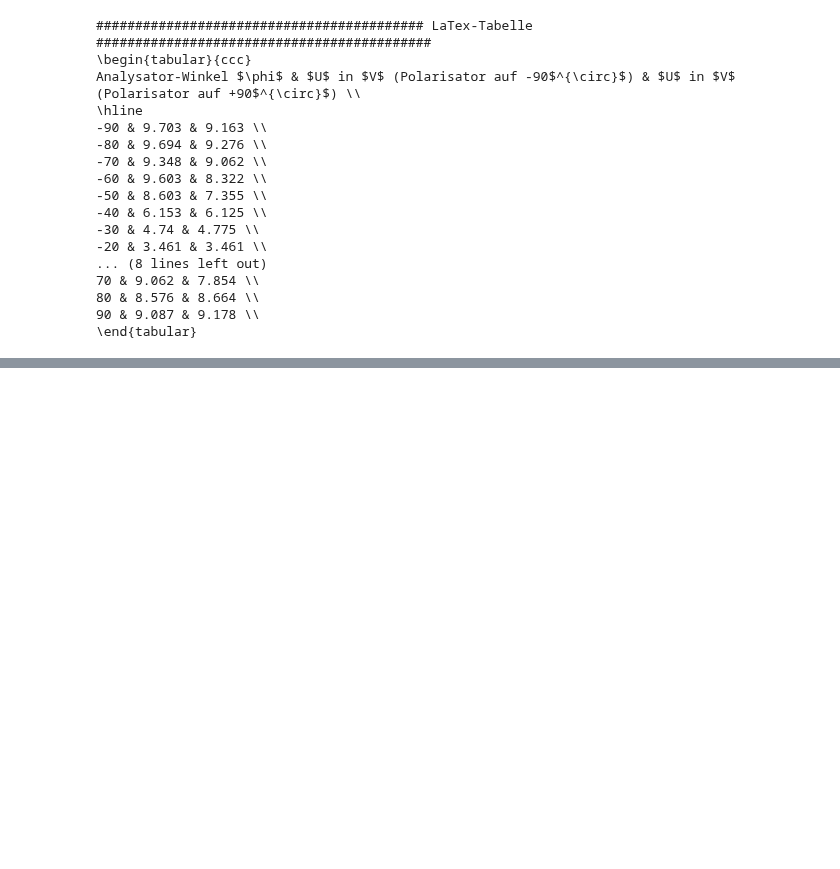
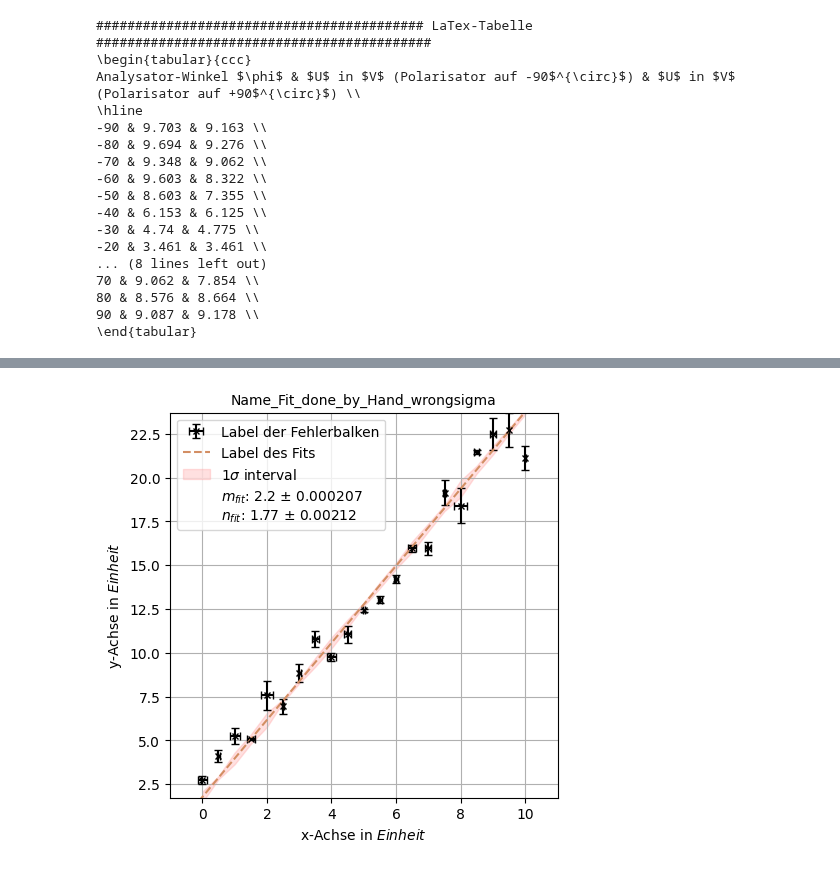
Before and after one commit to Adrian-Scholand/P2-Pysik-Praktikum-Uni-Bonn, a Jupyter notebook: New_Experiment.ipynb, the cells around one changed output, grey strips where cells are left out. Saved outputs shown, nothing was run; the diff lists cells and outputs as text; code cells hidden in the pictures; blank space fills up the shorter version.

```diff
--- a/New_Experiment.ipynb
+++ b/New_Experiment.ipynb
@@ -298,0 +390,85 @@ t3
+# %%
+######################################## Plot of the Fit done by Hand with "1-Sigma Interval" ########################################
+print("\n" + f'{" Plot of the Fit done by Hand with 1-Sigma-Interval ":#^100}', sep="")
+
+name = "Name_Fit_done_by_Hand_wrongsigma" #set the name of the plot (titel and filename)
+
+#################### set Data for plot ####################
+x_1 = x_data
+y_1 = y_data
+x_1_err = x_err
+y_1_err = y_err
+
+x_dash = np.linspace(min(x_data)-1,max(x_data)+1,2) #generates x-values for the line of best fit for plotting
+
+#################### set labels ####################
+xlabel = r'x-Achse in $Einheit$'        #label of x-axis
+ylabel = r'y-Achse in $Einheit$'        #label of y-axis
+
+label_plot1 = r'Label der Messwerte'    #label of datapoints
+label_error = r'Label der Fehlerbalken' #label of errorbars
+label_graph1 = r'Label des Fits'        #label of line of best fit
+
+#extra text in legend       #fr"..." is used to render both LaTex and use variables     #"""..."""is used to be able to break up the String in multiple lines of code
+legend_text = fr"""$m_{{fit}}$: {round_it(m_fit,3)} $\pm$ {round_it(Vm,3)}
+$n_{{fit}}$: {round_it(n_fit,3)} $\pm$ {round_it(Vn,3)}"""
+
+#################### 1-Sigma-Interval ####################
+y_fit = m_fit*x_data + n_fit
+y_sigma = np.sqrt(Vm * x_data ** 2 + Vn + (m_fit * x_err) ** 2)
+y_upper = y_fit + y_sigma
+y_lower = y_fit - y_sigma
+
+#################### set font sizes ####################
+plt.rc ('font', size = 10)              #sets standard font size
+plt.rc ('axes', titlesize = 10)         #font size of titel
+plt.rc ('axes', labelsize = 10)         #font size of axis labels
+plt.rc ('xtick', labelsize = 10)        #font size of x-axis ticks
+plt.rc ('ytick', labelsize = 10)        #font size of y-axis ticks
+plt.rc ('legend', fontsize = 10)        #font size of legend
+
+plt.figure(figsize = (5,5))             #size and aspectratio of picture
+plt.xlabel(xlabel)                      #x-axis label
+plt.ylabel(ylabel)                      #y-axis label
+plt.title(name)                         #sets titel of the plot
+
+#################### actual plot ####################
+"""
+plt.scatter(x_1,y_1,                                    #datapoints #can be ignored if errorbars are plotted instead
+            color = "black",                            #color: red = "r" , black = "black" , for rgb-values: (r/255, g/255, b/255)
+            label = label_plot1)                        #label is set in a string in a variable above
+"""
+plt.errorbar(x_1, y_1, xerr = x_1_err, yerr = y_1_err,  #errorbars
+            fmt = "x",                                  #symbol of the marker: point = "." , circle = "o" cross = "x"
+            color = "black",                            #color: red = "r" , black = "black" , for rgb-values: (r/255, g/255, b/255)
+            label = label_error,                        #label is set in a string in a variable above
+            markersize = 5,                             #size of the marker
+            capsize = 3,                                #size of the errorbar-caps (horizontal bars of the I and vertical bars of the H)
+            markeredgewidth = 1)
+
+plt.plot(x_dash,m_fit*x_dash+n_fit,                     #plots line of best fit
+            linestyle = "--",                           #or: ".-" "." #style of the line "dotted" or "dashed" ...
+            color = (211/255, 142/255, 99/255),         #color: red = "r" , black = "black" , for rgb-values: (r/255, g/255, b/255)
+            label = label_graph1,)                      #label is set in a string in a variable above
+
+plt.fill_between(x_data, y_upper, y_lower, alpha=0.3, color=(1.0, 0.6, 0.6), label=r'1$\sigma$ interval')
+
+plt.plot([], [], ' ', label = legend_text)              #Create empty plot with blank marker containing the extra text for the legend (label)
+
+plt.xlim(min(x_data)-1, max(x_data)+1)                  #adjust the x-axis limits
+plt.ylim(min(y_data)-1, max(y_data)+1)                  #adjust the y-axis limits
+
+plt.margins(0)                                          #Remove the whitespace around the plot:
+#plt.axis('equal')                                      #keeps aspectratio of x-axis and y-axis at 1:1
+plt.grid()                                              #grid
+
+handles, labels = plt.gca().get_legend_handles_labels() #get handles and labels
+order = [3,0,1,2]                                         #specify order of items in legend
+plt.legend([handles[idx] for idx in order],             #add legend to plot
+           [labels[idx] for idx in order],
+           loc=0)                                       #changes the location of the legend: best = 0 , 'upper left' , 'upper right'
+
+#plt.tick_params(axis = "x", labelrotation = 30)        #Rotiert die Achsenticks um 30°
+plt.show                                                #Plot anzeigen
+plt.savefig(f'{name+".jpg"}', dpi = 300)                #Plot als jpg-Datei abspeichern
+# %% [output]
@@ -298,0 +476 @@ t3
+[figure, added]
```
Also changed, not shown: parts of 20 cells of this notebook, 7 other files.
